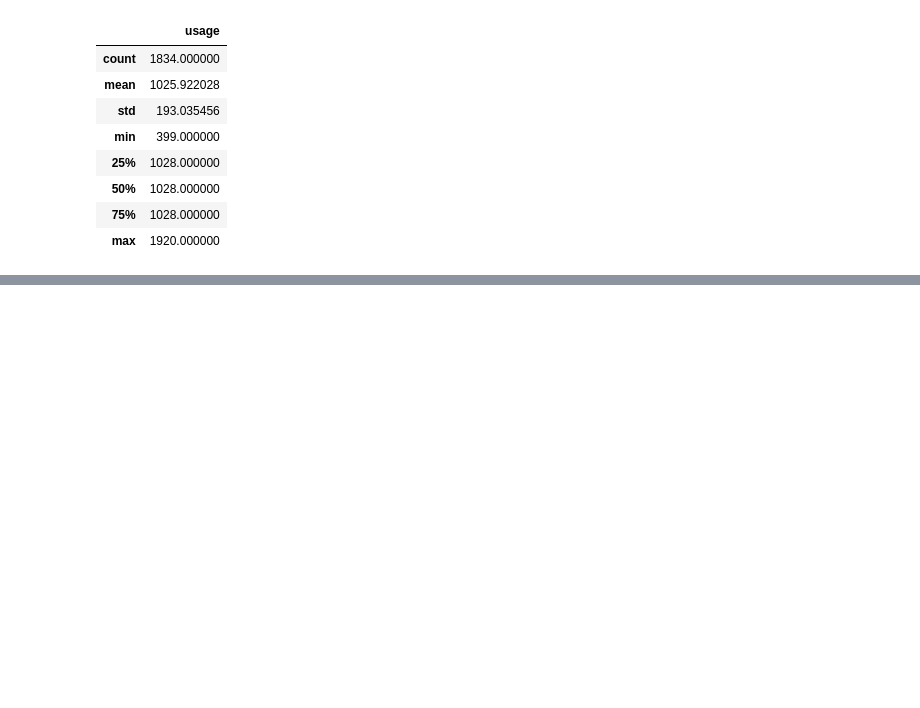
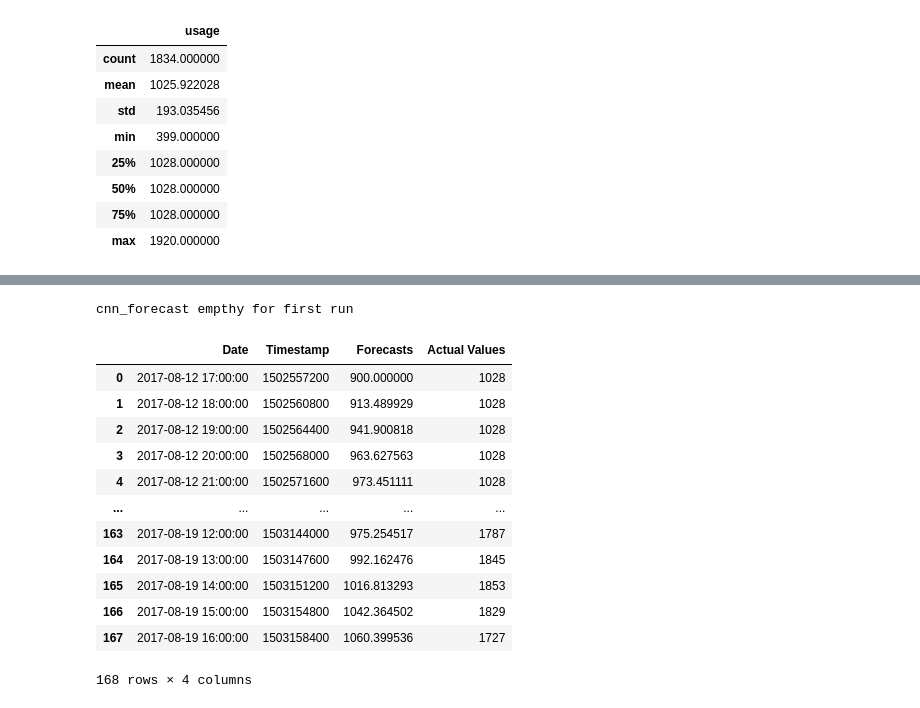
Before and after one commit to MKbinli/Example-NN, a Jupyter notebook: Problem/Question 17th.ipynb, the cells around one changed output, grey strips where cells are left out. Drawn from its saved outputs; the diff is of its cells as text; code cells hidden in the pictures; blank space fills up the shorter version.

```diff
--- a/Problem/Question 17th.ipynb
+++ b/Problem/Question 17th.ipynb
@@ -225,0 +357,42 @@ dataStats
+# %%
+model = keras.models.load_model("BestModel.h5")
+
+#cnn_forecast = model_forecast(model, woutHOutSeries[..., np.newaxis], window_size)
+#cnn_forecast = cnn_forecast[splitPoint - window_size:, -1, 0]
+
+
+preds=np.array(woutHOutSeries)
+for i in range(holdoutSize):
+    try:
+        preds=np.append(preds,cnn_forecast[len(cnn_forecast)-1])
+    except:
+        print("cnn_forecast empthy for first run")
+    cnn_forecast = model_forecast(model, preds[..., np.newaxis], window_size)
+    cnn_forecast = cnn_forecast[splitPoint - window_size:, -1, 0]
+
+
+preds=preds[len(preds)-holdoutSize:]
+
+modelDf=pd.DataFrame(columns=['Date','Timestamp','Forecasts','Actual Values'])
+modelDf['Forecasts']=preds.copy()
+modelDf['Actual Values']=holdOut.copy()
+modelDf['Timestamp']=timeHoldOut.copy()
+modelDf['Date']=pd.to_datetime(timeHoldOut,unit="s")
+# %% [output]
+cnn_forecast empthy for first run
+# %%
+modelDf
+# %% [output]
+|  | Date | Timestamp | Forecasts | Actual Values |
+| 0 | 2017-08-12 17:00:00 | 1502557200 | 900.000000 | 1028 |
+| 1 | 2017-08-12 18:00:00 | 1502560800 | 913.489929 | 1028 |
+| 2 | 2017-08-12 19:00:00 | 1502564400 | 941.900818 | 1028 |
+| 3 | 2017-08-12 20:00:00 | 1502568000 | 963.627563 | 1028 |
+| 4 | 2017-08-12 21:00:00 | 1502571600 | 973.451111 | 1028 |
+| ... | ... | ... | ... | ... |
+| 163 | 2017-08-19 12:00:00 | 1503144000 | 975.254517 | 1787 |
+| 164 | 2017-08-19 13:00:00 | 1503147600 | 992.162476 | 1845 |
+| 165 | 2017-08-19 14:00:00 | 1503151200 | 1016.813293 | 1853 |
+| 166 | 2017-08-19 15:00:00 | 1503154800 | 1042.364502 | 1829 |
+| 167 | 2017-08-19 16:00:00 | 1503158400 | 1060.399536 | 1727 |
+168 rows × 4 columns
```
Also changed, not shown: parts of 13 cells of this notebook, 2 other files.
